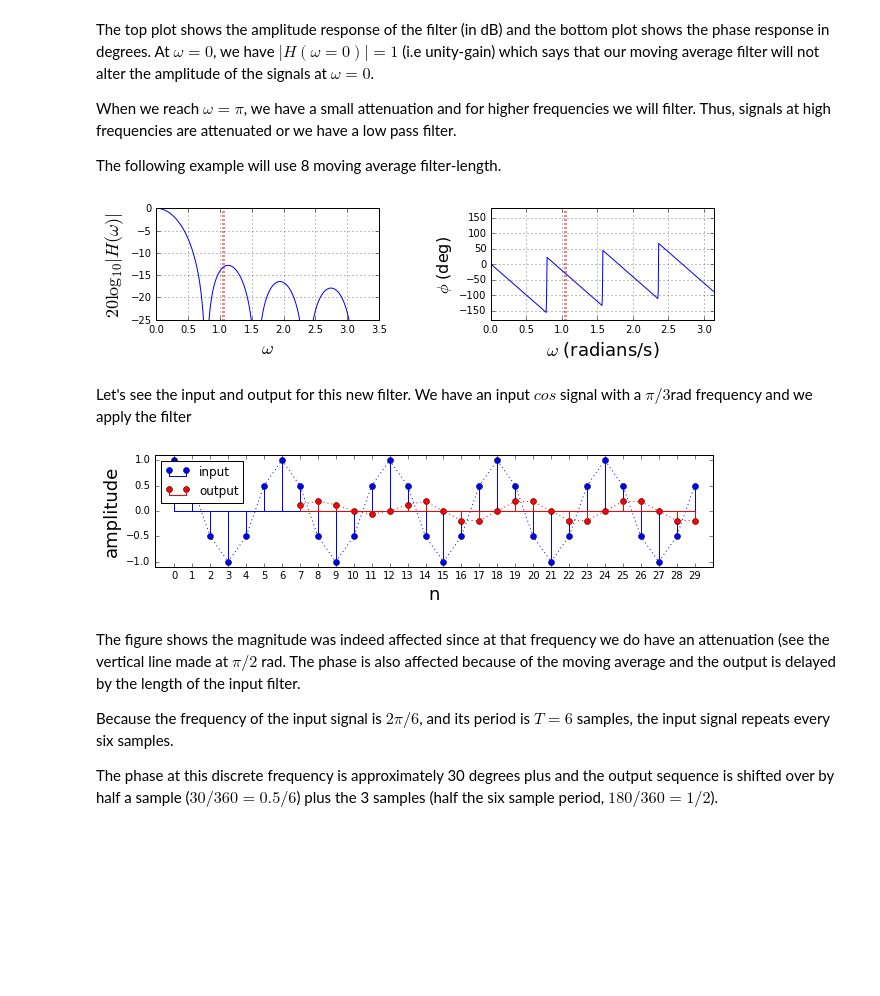
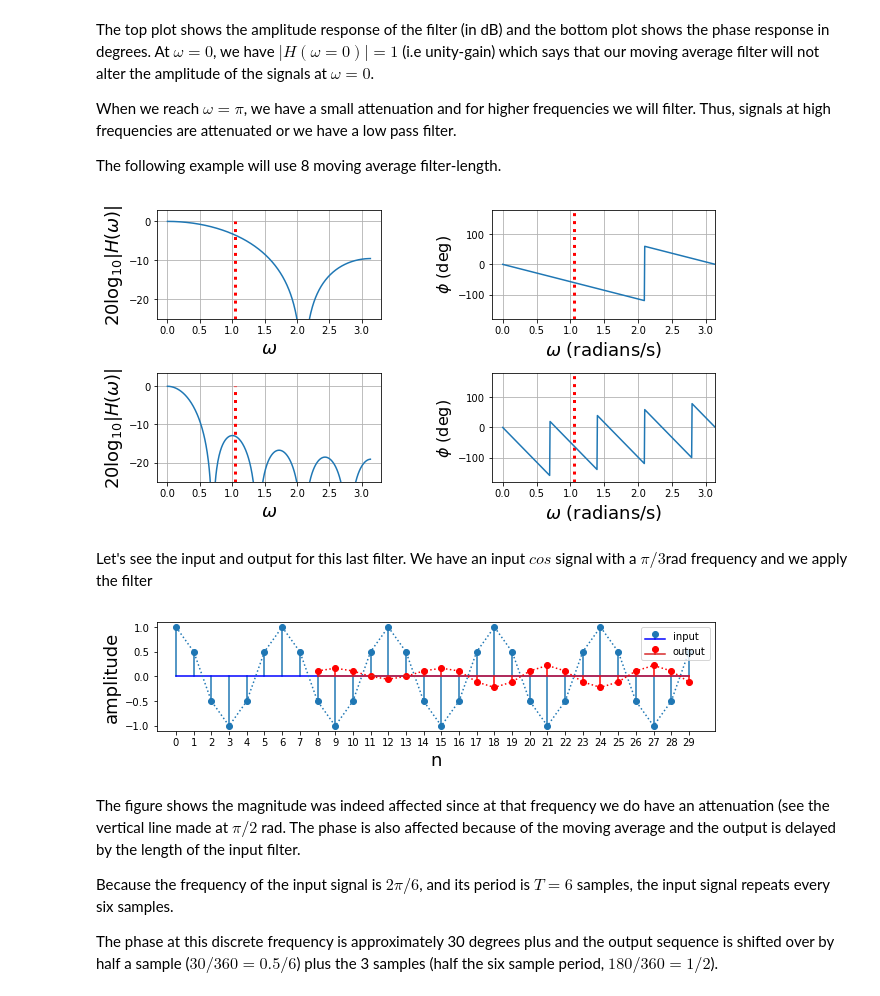
Before and after one commit to sahildhankhad/ENGI-5631-FA2017, a Jupyter notebook: 03Filtering.ipynb, the cells around one changed output. Saved outputs shown, nothing was run; the diff lists cells and outputs as text; code cells hidden in the pictures; blank space fills up the shorter version.

```diff
--- a/03Filtering.ipynb
+++ b/03Filtering.ipynb
@@ -65,35 +65,55 @@ The following example will use 8 moving average filter-length.
 # %%
 from matplotlib import gridspec
 
 fig=plt.figure()
 fig.set_size_inches((10,5))
 
 gs = gridspec.GridSpec(2,2)
 gs.update( wspace=0.5, hspace=0.5)
 
 ax = fig.add_subplot(plt.subplot(gs[0,0]))
 
-ma_length = 8 # moving average filter length
+ma_length = 3 # moving average filter length
 w,h=signal.freqz(np.ones(ma_length)/ma_length,1)
 ax.plot(w,20*np.log10(abs(h)))
 ax.set_ylabel(r"$ 20 \log_{10}|H(\omega)| $",fontsize=18)
 ax.set_xlabel(r"$\omega$",fontsize=18)
 ax.vlines(np.pi/3,-25,0,linestyles=':',color='r',lw=3.)
 ax.set_ylim(ymin=-25)
 ax.grid()
 
 ax = fig.add_subplot(plt.subplot(gs[0,1]))
 ax.plot(w,np.angle(h)/np.pi*180)
 ax.set_xlabel(r'$\omega$ (radians/s)',fontsize=18)
 ax.set_ylabel(r"$\phi $ (deg)",fontsize=16)
 ax.set_xlim(xmax = np.pi)
 ax.set_ylim(ymin=-180,ymax=180)
 ax.vlines(np.pi/3,-180,180,linestyles=':',color='r',lw=3.)
 ax.grid()
+
+ma_length = 9 # moving average filter length
+w,h=signal.freqz(np.ones(ma_length)/ma_length,1)
+ax = fig.add_subplot(plt.subplot(gs[1,0]))
+ax.plot(w,20*np.log10(abs(h)))
+ax.set_ylabel(r"$ 20 \log_{10}|H(\omega)| $",fontsize=18)
+ax.set_xlabel(r"$\omega$",fontsize=18)
+ax.vlines(np.pi/3,-25,0,linestyles=':',color='r',lw=3.)
+ax.set_ylim(ymin=-25)
+ax.grid()
+
+ax = fig.add_subplot(plt.subplot(gs[0,1]))
+ax = fig.add_subplot(plt.subplot(gs[1,1]))
+ax.plot(w,np.angle(h)/np.pi*180)
+ax.set_xlabel(r'$\omega$ (radians/s)',fontsize=18)
+ax.set_ylabel(r"$\phi $ (deg)",fontsize=16)
+ax.set_xlim(xmax = np.pi)
+ax.set_ylim(ymin=-180,ymax=180)
+ax.vlines(np.pi/3,-180,180,linestyles=':',color='r',lw=3.)
+ax.grid()
 # %% [output]
-[figure, old version]
+[figure, new version]
 # %% [markdown]
-Let's see the input and output for this new filter. We have an input $cos$ signal with a $\pi/3$rad frequency and we apply the filter
+Let's see the input and output for this last filter. We have an input $cos$ signal with a $\pi/3$rad frequency and we apply the filter
 # %%
 fig=plt.figure()
 fig.set_size_inches((10,5))
@@ -115,7 +135,7 @@ ax.set_xticks(n)
 ax.legend(loc=0)
 ax.set_ylabel("amplitude",fontsize=18);
 # %% [output]
-[figure, old version]
+[figure, new version]
 # %% [markdown]
 The figure shows the magnitude was indeed affected since at that frequency we do have an attenuation (see the vertical line made at $\pi/2$ rad. The phase is also affected because of the moving average and the output is delayed by the length of the input filter.
 
```
Also changed, not shown: parts of 2 cells of this notebook, 7 other files.
